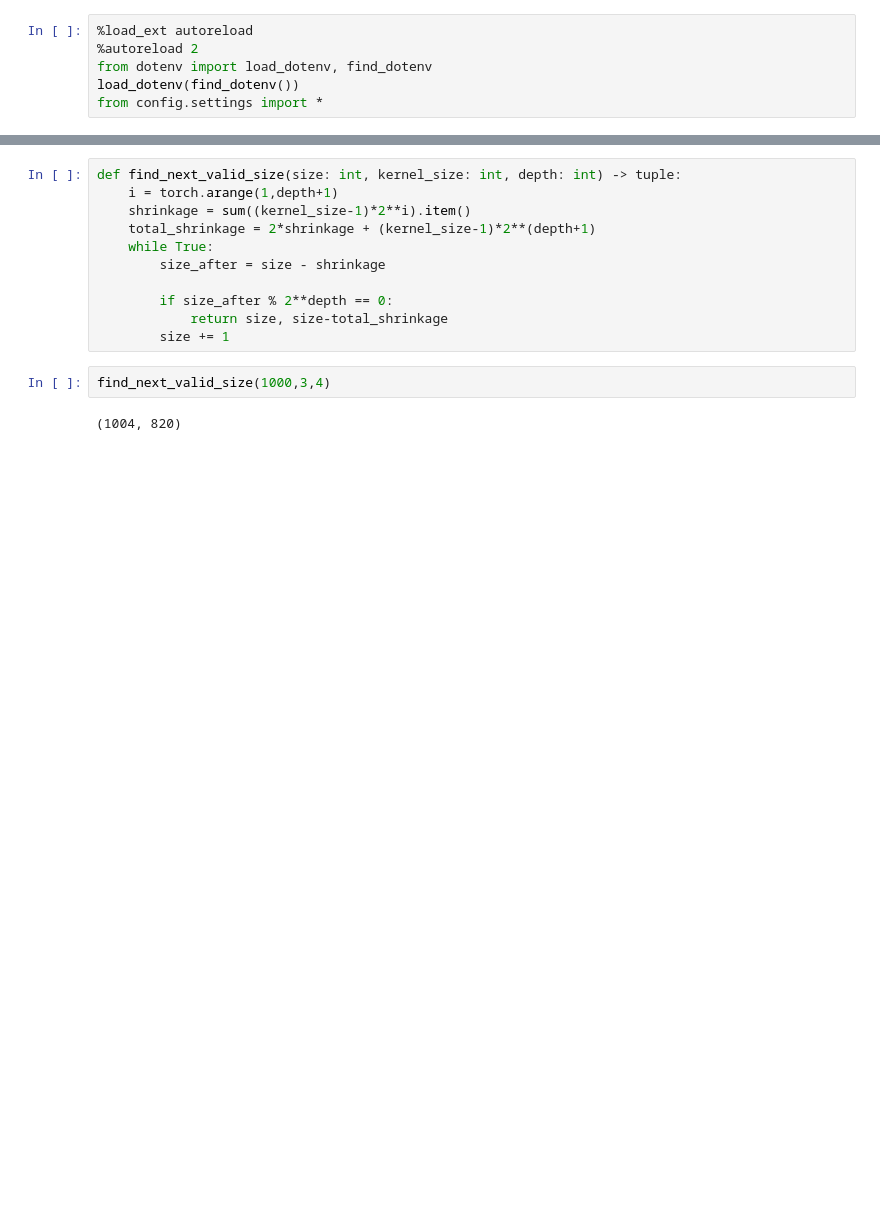
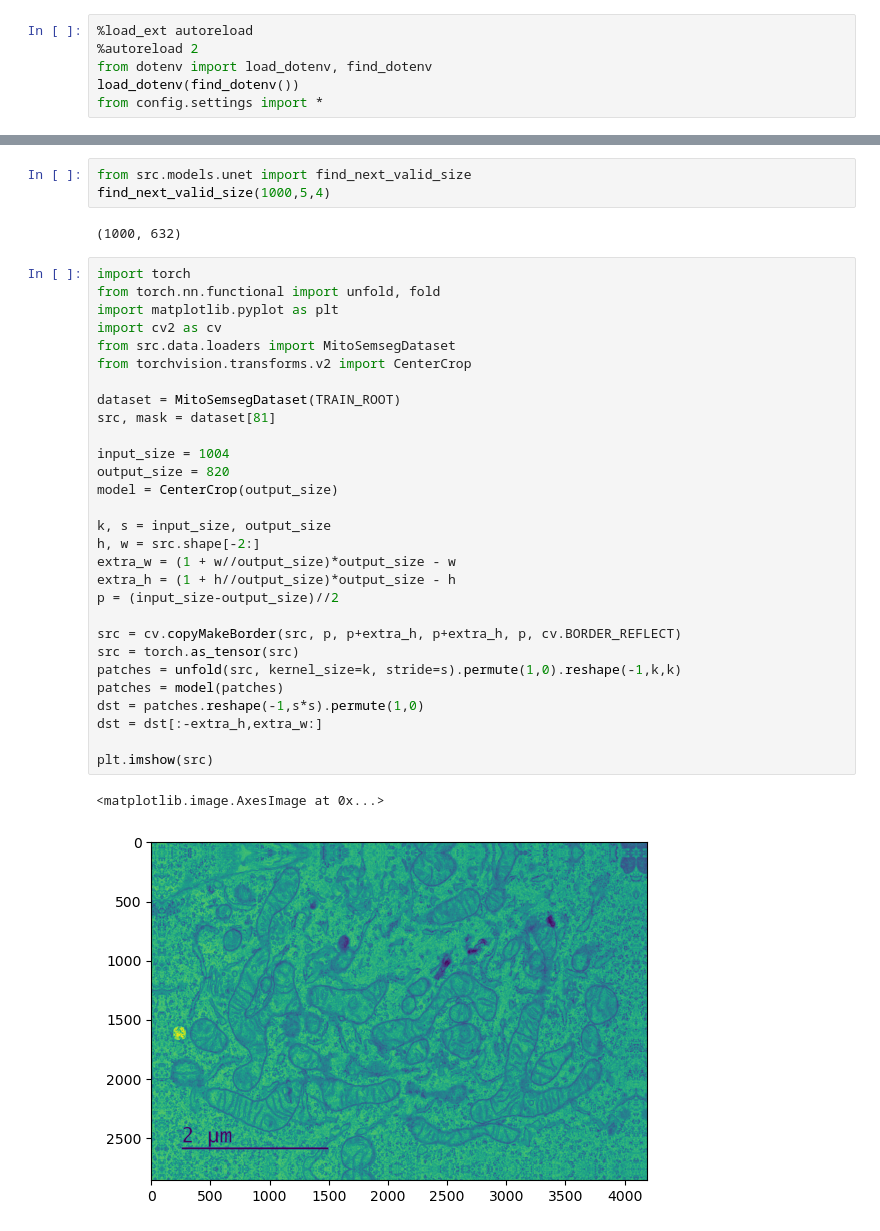
Before and after one commit to ogkristi/mitotem, a Jupyter notebook: notebooks/1-unet-debug.ipynb, the cells around one changed output, grey strips where cells are left out. Saved outputs shown, nothing was run; the diff lists cells and outputs as text; blank space fills up the shorter version.

```diff
--- a/notebooks/1-unet-debug.ipynb
+++ b/notebooks/1-unet-debug.ipynb
@@ -31,18 +30,40 @@ torch.Size([1, 2, 820, 820])
     )
   )
 ), Conv2d(64, 2, kernel_size=(1, 1), stride=(1, 1))]
-# %%
-def find_next_valid_size(size: int, kernel_size: int, depth: int) -> tuple:
-    i = torch.arange(1,depth+1)
-    shrinkage = sum((kernel_size-1)*2**i).item()
-    total_shrinkage = 2*shrinkage + (kernel_size-1)*2**(depth+1)
-    while True:
-        size_after = size - shrinkage
-
-        if size_after % 2**depth == 0:
-            return size, size-total_shrinkage
-        size += 1
 # %%
-find_next_valid_size(1000,3,4)
+from src.models.unet import find_next_valid_size
+find_next_valid_size(1000,5,4)
 # %% [output]
-(1004, 820)
+(1000, 632)
+# %%
+import torch
+from torch.nn.functional import unfold, fold
+import matplotlib.pyplot as plt
+import cv2 as cv
+from src.data.loaders import MitoSemsegDataset
+from torchvision.transforms.v2 import CenterCrop
+
+dataset = MitoSemsegDataset(TRAIN_ROOT)
+src, mask = dataset[81]
+
+input_size = 1004
+output_size = 820
+model = CenterCrop(output_size)
+
+k, s = input_size, output_size
+h, w = src.shape[-2:]
+extra_w = (1 + w//output_size)*output_size - w
+extra_h = (1 + h//output_size)*output_size - h
+p = (input_size-output_size)//2
+
+src = cv.copyMakeBorder(src, p, p+extra_h, p+extra_h, p, cv.BORDER_REFLECT)
+src = torch.as_tensor(src)
+patches = unfold(src, kernel_size=k, stride=s).permute(1,0).reshape(-1,k,k)
+patches = model(patches)
+dst = patches.reshape(-1,s*s).permute(1,0)
+dst = dst[:-extra_h,extra_w:]
+
+plt.imshow(src)
+# %% [output]
+<matplotlib.image.AxesImage at 0x...>
+[figure, added]
```
Also changed, not shown: parts of 1 cell of this notebook, 5 other files.
